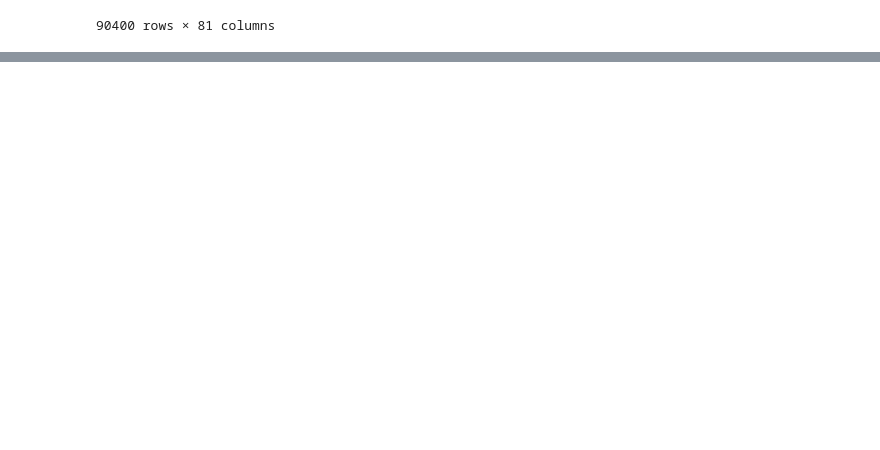
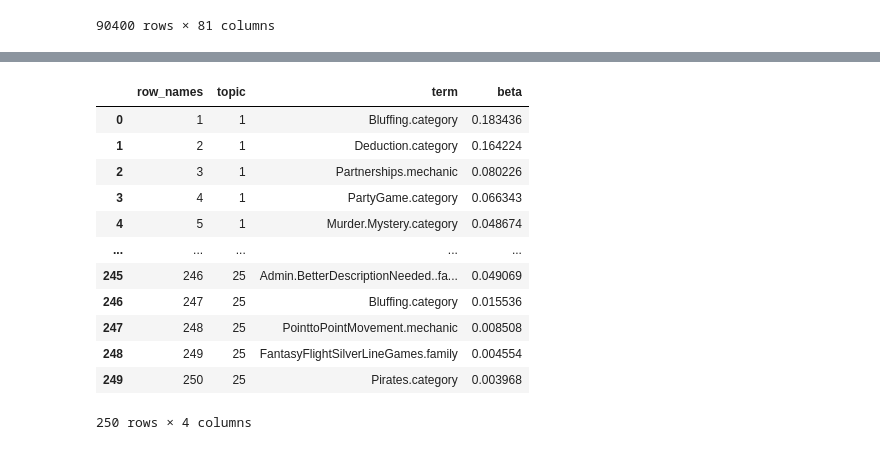
Before and after one commit to vutvut/immersive_sql_assignment, a Jupyter notebook: Board Games SQL Assignment.ipynb, the cells around one changed output, grey strips where cells are left out. Cells and saved outputs as stored; diff of their text form; code cells hidden in the pictures; blank space fills up the shorter version.

```diff
--- a/Board Games SQL Assignment.ipynb
+++ b/Board Games SQL Assignment.ipynb
@@ -112,0 +132,19 @@ data_df
+# %%
+top = "SELECT * FROM 'bgg.ldaOut.top.terms';"
+
+data_df = pd.read_sql(top, engine)
+data_df
+# %% [output]
+|  | row_names | topic | term | beta |
+| 0 | 1 | 1 | Bluffing.category | 0.183436 |
+| 1 | 2 | 1 | Deduction.category | 0.164224 |
+| 2 | 3 | 1 | Partnerships.mechanic | 0.080226 |
+| 3 | 4 | 1 | PartyGame.category | 0.066343 |
+| 4 | 5 | 1 | Murder.Mystery.category | 0.048674 |
+| ... | ... | ... | ... | ... |
+| 245 | 246 | 25 | Admin.BetterDescriptionNeeded..fa... | 0.049069 |
+| 246 | 247 | 25 | Bluffing.category | 0.015536 |
+| 247 | 248 | 25 | PointtoPointMovement.mechanic | 0.008508 |
+| 248 | 249 | 25 | FantasyFlightSilverLineGames.family | 0.004554 |
+| 249 | 250 | 25 | Pirates.category | 0.003968 |
+250 rows × 4 columns
```
Also changed, not shown: parts of 3 cells of this notebook.
